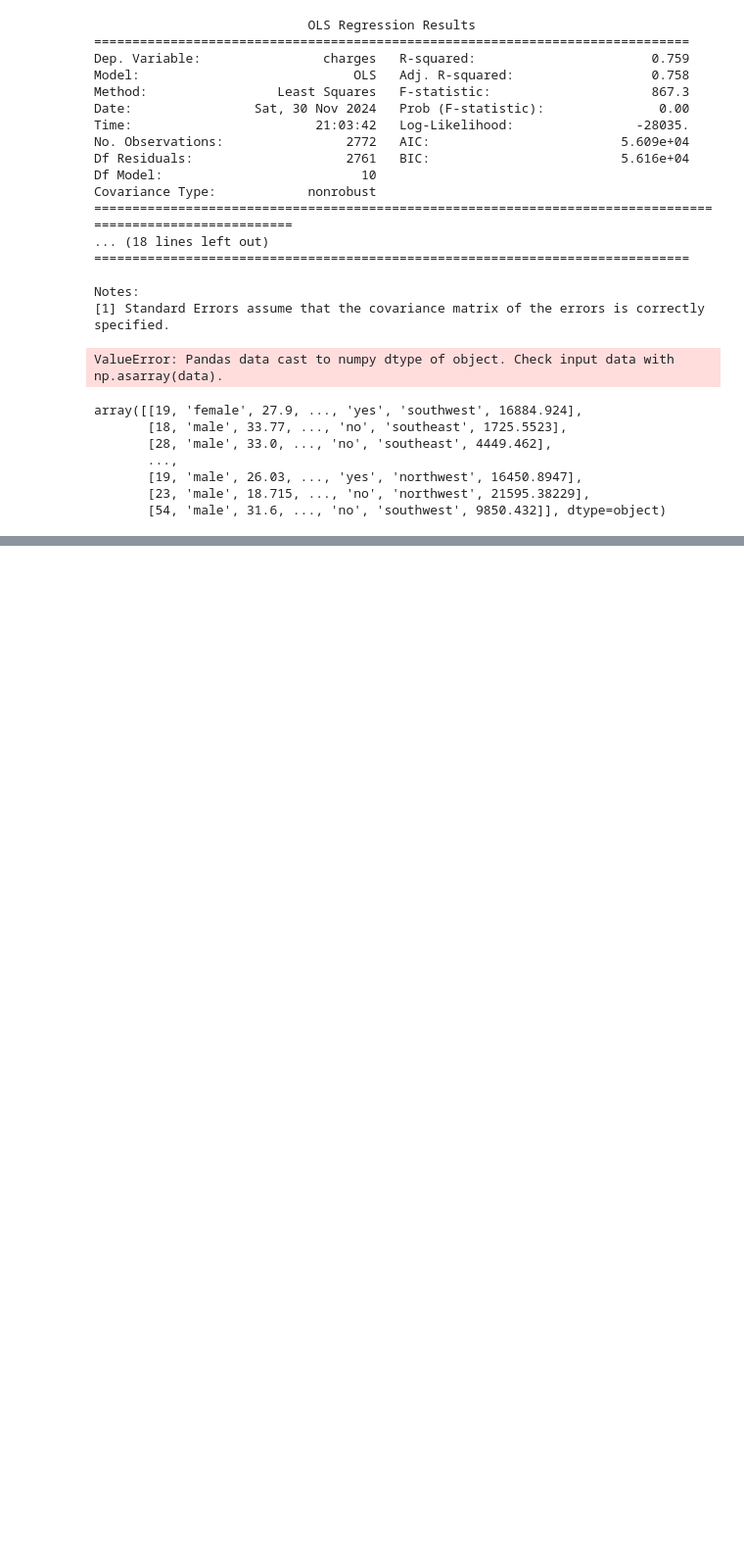
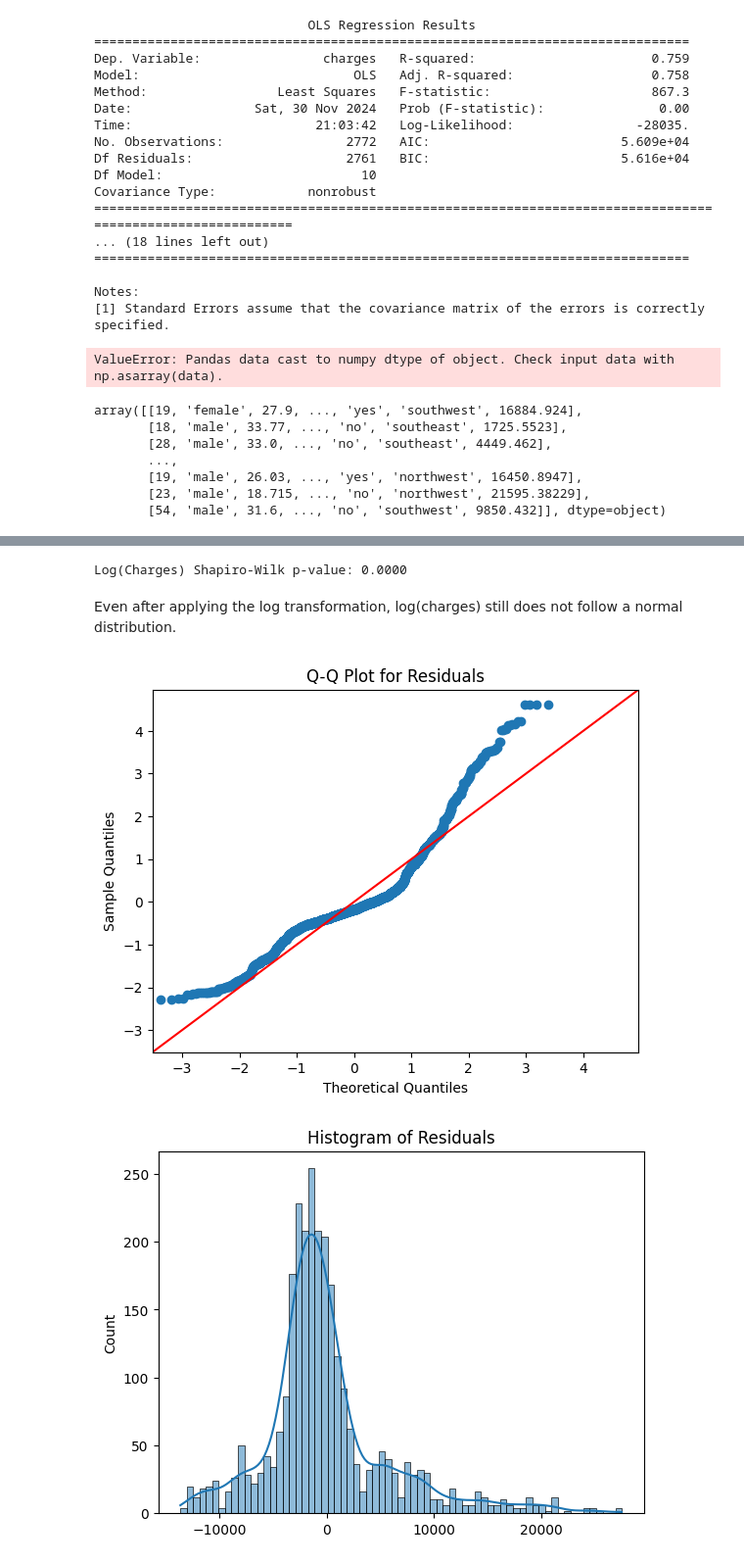
Before and after one commit to Falconwatch/nes_bs_proj, a Jupyter notebook: Business_stats_project_insurance.ipynb, the cells around one changed output, grey strips where cells are left out. Shown at 98% size. Cells and saved outputs as stored; diff of their text form; code cells hidden in the pictures; blank space fills up the shorter version.

```diff
--- a/Business_stats_project_insurance.ipynb
+++ b/Business_stats_project_insurance.ipynb
@@ -256,0 +313,25 @@ array([[19, 'female', 27.9, ..., 'yes', 'southwest', 16884.924],
+# %%
+data['log_charges'] = np.log(data['charges'])
+data['log_bmi'] = np.log(data['bmi'])
+
+from scipy.stats import shapiro, normaltest
+
+stat_shapiro, p_shapiro = shapiro(data['log_charges'])
+print(f"Log(Charges) Shapiro-Wilk p-value: {p_shapiro:.4f}")
+# %% [output]
+Log(Charges) Shapiro-Wilk p-value: 0.0000
+# %% [markdown]
+Even after applying the log transformation, log(charges) still does not follow a normal distribution.
+# %%
+sm.qqplot(result.resid, line="45", fit=True)
+plt.title("Q-Q Plot for Residuals")
+plt.show()
+
+print("")
+
+sns.histplot(result.resid, kde=True)
+plt.title("Histogram of Residuals")
+plt.show()
+# %% [output]
+[figure, added]
+[figure, added]
```
Also changed, not shown: parts of 15 cells of this notebook.
